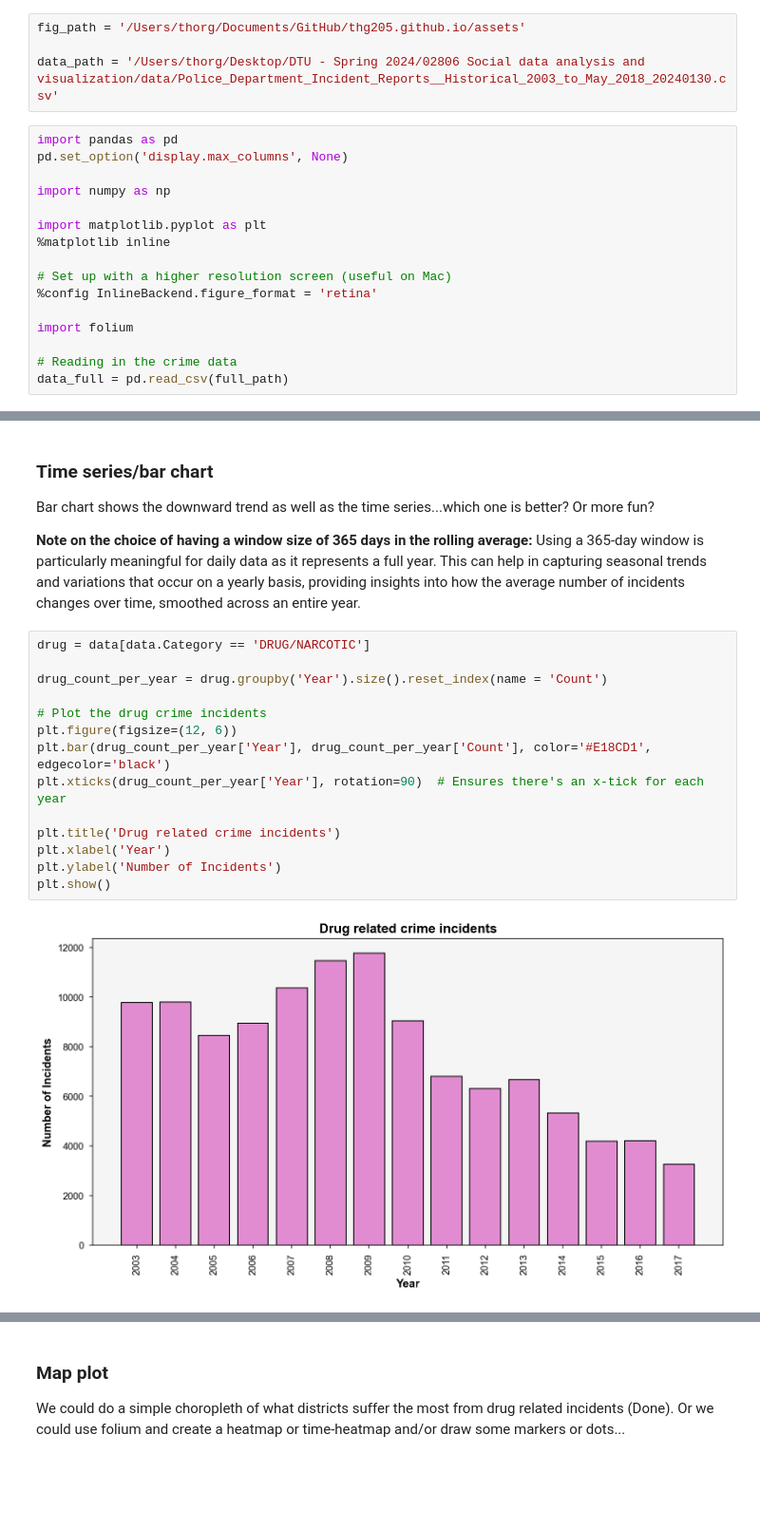
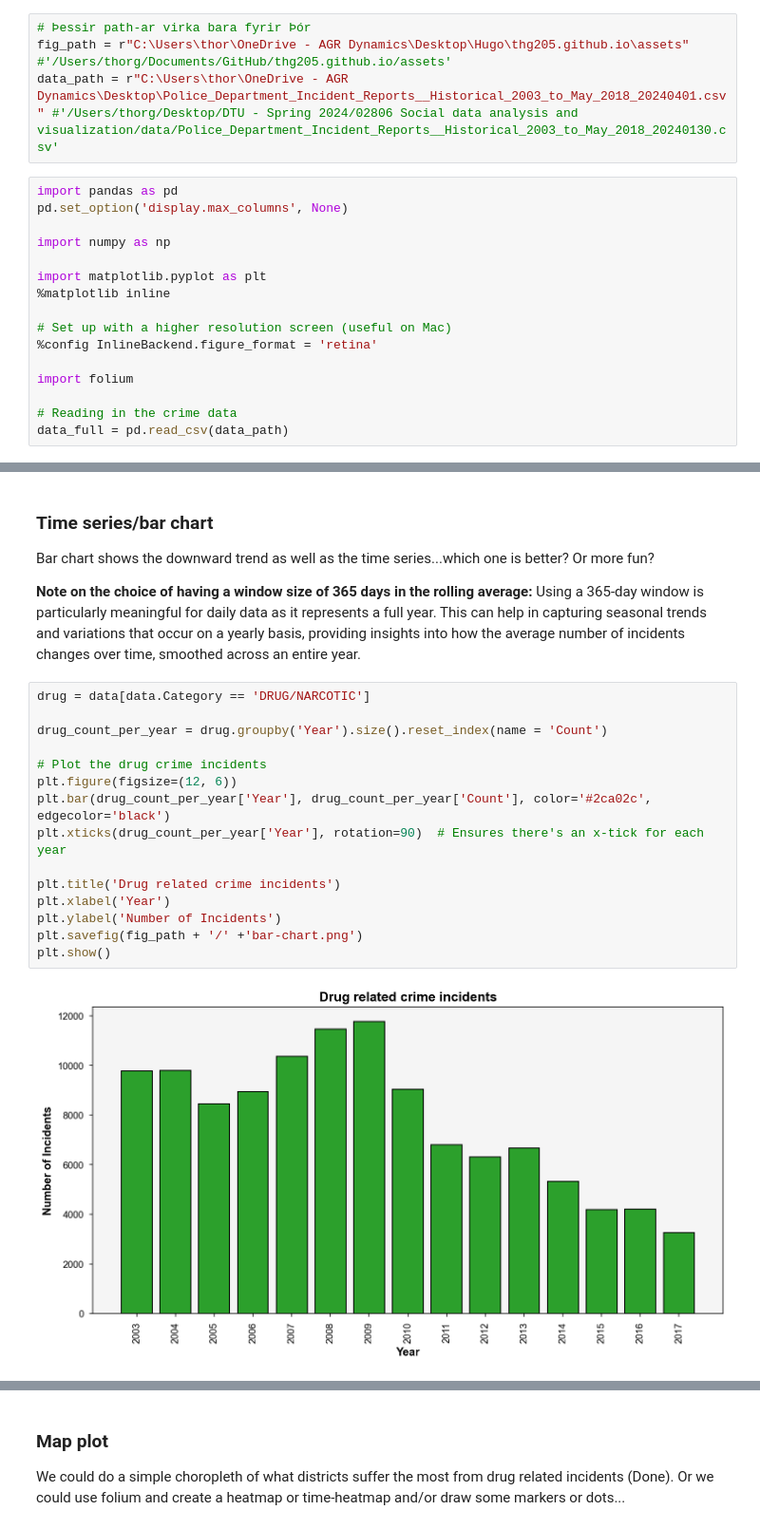
Before and after one commit to thg205/thg205.github.io, a Jupyter notebook: Week8.ipynb, the cells around one changed output, grey strips where cells are left out. Shown at 95% size. Drawn from its saved outputs; the diff is of its cells as text; blank space fills up the shorter version.

```diff
--- a/Week8.ipynb
+++ b/Week8.ipynb
@@ -48,9 +48,9 @@ Trends discovered:
 # %% [markdown]
 ### Pre-processing, importing packages and setting the style of the plots
 # %%
-fig_path = '/Users/thorg/Documents/GitHub/thg205.github.io/assets'
-
-data_path = '/Users/thorg/Desktop/DTU - Spring 2024/02806 Social data analysis and visualization/data/Police_Department_Incident_Reports__Historical_2003_to_May_2018_20240130.csv'
+# Þessir path-ar virka bara fyrir Þór
+fig_path = r"C:\Users\thor\OneDrive - AGR Dynamics\Desktop\Hugo\thg205.github.io\assets" #'/Users/thorg/Documents/GitHub/thg205.github.io/assets'
+data_path = r"C:\Users\thor\OneDrive - AGR Dynamics\Desktop\Police_Department_Incident_Reports__Historical_2003_to_May_2018_20240401.csv" #'/Users/thorg/Desktop/DTU - Spring 2024/02806 Social data analysis and visualization/data/Police_Department_Incident_Reports__Historical_2003_to_May_2018_20240130.csv'
 # %%
 import pandas as pd
 pd.set_option('display.max_columns', None)
@@ -66,7 +66,7 @@ import matplotlib.pyplot as plt
 import folium
 
 # Reading in the crime data
-data_full = pd.read_csv(full_path)
+data_full = pd.read_csv(data_path)
 # %%
 data_full['Date'] = pd.to_datetime(data_full['Date']) # Converting 'Date' to datetime
 data_full['Year'] = data_full['Date'].dt.year # Creating a seperate year column
@@ -111,19 +111,20 @@ Using a 365-day window is particularly meaningful for daily data as it represent
 # %%
 drug = data[data.Category == 'DRUG/NARCOTIC']
 
 drug_count_per_year = drug.groupby('Year').size().reset_index(name = 'Count')
 
 # Plot the drug crime incidents
 plt.figure(figsize=(12, 6))
-plt.bar(drug_count_per_year['Year'], drug_count_per_year['Count'], color='#E18CD1', edgecolor='black')
+plt.bar(drug_count_per_year['Year'], drug_count_per_year['Count'], color='#2ca02c', edgecolor='black')
 plt.xticks(drug_count_per_year['Year'], rotation=90)  # Ensures there's an x-tick for each year
 
 plt.title('Drug related crime incidents')
 plt.xlabel('Year')
 plt.ylabel('Number of Incidents')
+plt.savefig(fig_path + '/' +'bar-chart.png')
 plt.show()
 # %% [output]
-[figure, old version]
+[figure, new version]
 # %%
 drug_count_per_day = drug.groupby('Date').size().reset_index(name = 'Count')
 drug_count_per_day = drug_count_per_day.set_index('Date')
```
Also changed, not shown: parts of 4 cells of this notebook, 8 other files.
